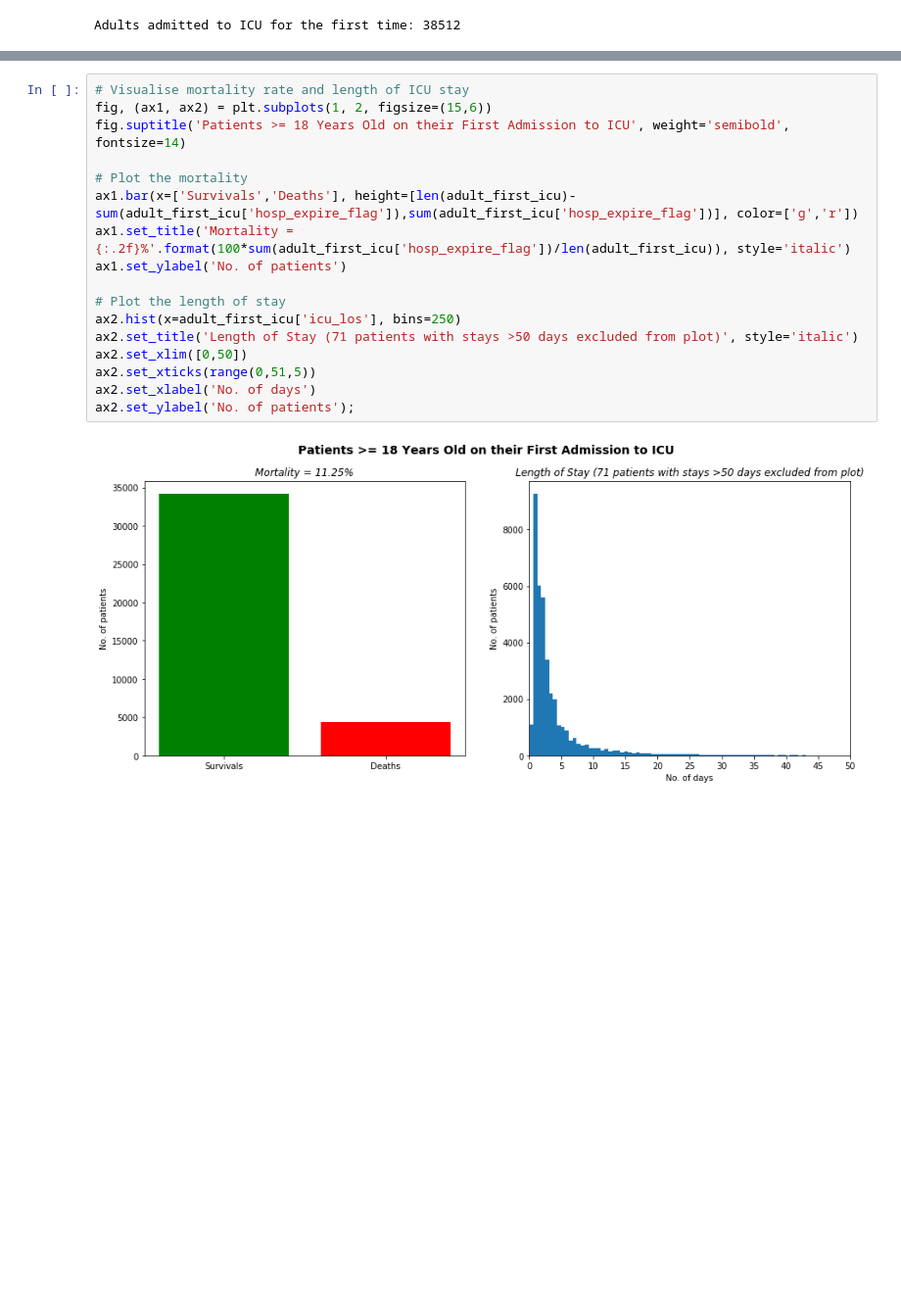
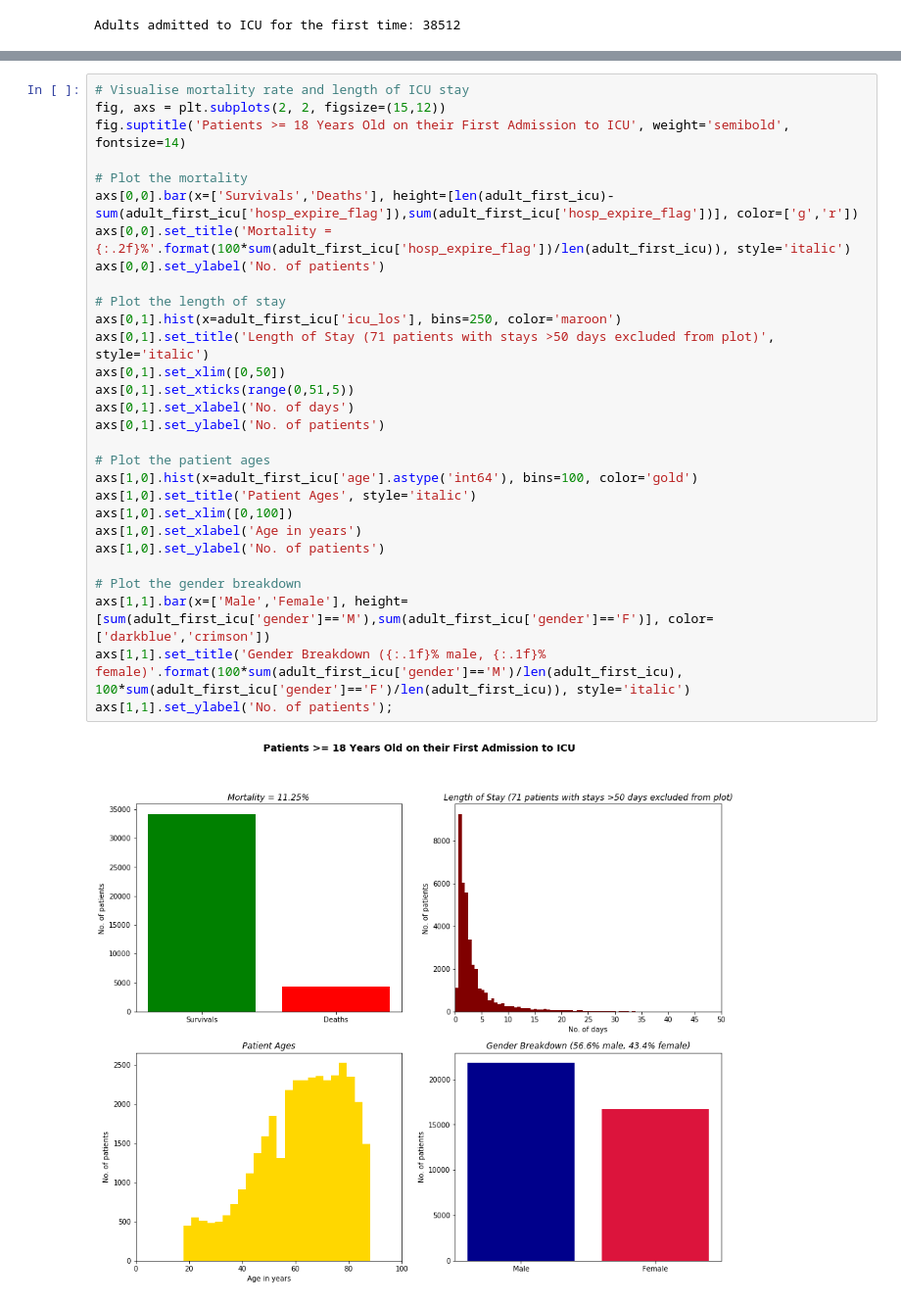
Before and after one commit to aneary12/sepsis, a Jupyter notebook: patient_selection.ipynb, the cells around one changed output, grey strips where cells are left out. Shown at 98% size. Saved outputs shown, nothing was run; the diff lists cells and outputs as text; blank space fills up the shorter version.

```diff
--- a/patient_selection.ipynb
+++ b/patient_selection.ipynb
@@ -101,20 +102,32 @@ adult_first_icu.head()
 | 4 | 11 | 194540 | 229441 | F | 2128-02-22 | 50.15 | 2178-04-16 06:18:00 | 2178-05-11 19:00:00 | 2178-04-16 06:19:32 | 2178-04-17 20:21:05 | ... |
 # %%
 # Visualise mortality rate and length of ICU stay
-fig, (ax1, ax2) = plt.subplots(1, 2, figsize=(15,6))
+fig, axs = plt.subplots(2, 2, figsize=(15,12))
 fig.suptitle('Patients >= 18 Years Old on their First Admission to ICU', weight='semibold', fontsize=14)
 
 # Plot the mortality
-ax1.bar(x=['Survivals','Deaths'], height=[len(adult_first_icu)-sum(adult_first_icu['hosp_expire_flag']),sum(adult_first_icu['hosp_expire_flag'])], color=['g','r'])
-ax1.set_title('Mortality = {:.2f}%'.format(100*sum(adult_first_icu['hosp_expire_flag'])/len(adult_first_icu)), style='italic')
-ax1.set_ylabel('No. of patients')
+axs[0,0].bar(x=['Survivals','Deaths'], height=[len(adult_first_icu)-sum(adult_first_icu['hosp_expire_flag']),sum(adult_first_icu['hosp_expire_flag'])], color=['g','r'])
+axs[0,0].set_title('Mortality = {:.2f}%'.format(100*sum(adult_first_icu['hosp_expire_flag'])/len(adult_first_icu)), style='italic')
+axs[0,0].set_ylabel('No. of patients')
 
 # Plot the length of stay
-ax2.hist(x=adult_first_icu['icu_los'], bins=250)
-ax2.set_title('Length of Stay (71 patients with stays >50 days excluded from plot)', style='italic')
-ax2.set_xlim([0,50])
-ax2.set_xticks(range(0,51,5))
-ax2.set_xlabel('No. of days')
-ax2.set_ylabel('No. of patients');
+axs[0,1].hist(x=adult_first_icu['icu_los'], bins=250, color='maroon')
+axs[0,1].set_title('Length of Stay (71 patients with stays >50 days excluded from plot)', style='italic')
+axs[0,1].set_xlim([0,50])
+axs[0,1].set_xticks(range(0,51,5))
+axs[0,1].set_xlabel('No. of days')
+axs[0,1].set_ylabel('No. of patients')
+
+# Plot the patient ages
+axs[1,0].hist(x=adult_first_icu['age'].astype('int64'), bins=100, color='gold')
+axs[1,0].set_title('Patient Ages', style='italic')
+axs[1,0].set_xlim([0,100])
+axs[1,0].set_xlabel('Age in years')
+axs[1,0].set_ylabel('No. of patients')
+
+# Plot the gender breakdown
+axs[1,1].bar(x=['Male','Female'], height=[sum(adult_first_icu['gender']=='M'),sum(adult_first_icu['gender']=='F')], color=['darkblue','crimson'])
+axs[1,1].set_title('Gender Breakdown ({:.1f}% male, {:.1f}% female)'.format(100*sum(adult_first_icu['gender']=='M')/len(adult_first_icu), 100*sum(adult_first_icu['gender']=='F')/len(adult_first_icu)), style='italic')
+axs[1,1].set_ylabel('No. of patients');
 # %% [output]
-[figure, old version]
+[figure, new version]
```
Also changed, not shown: parts of 2 cells of this notebook, 3 other files.
